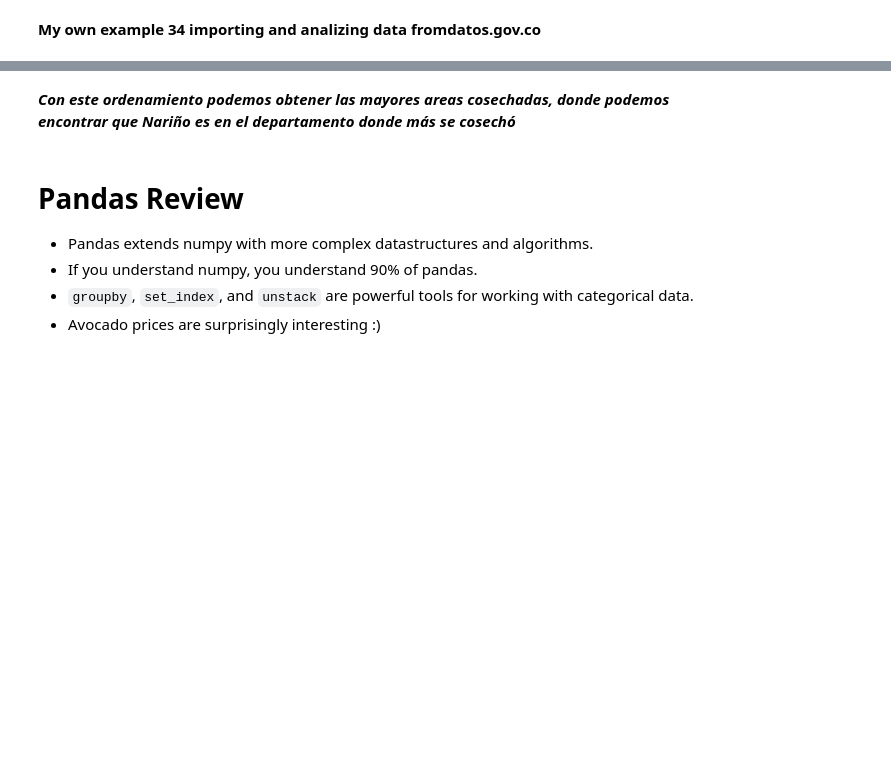
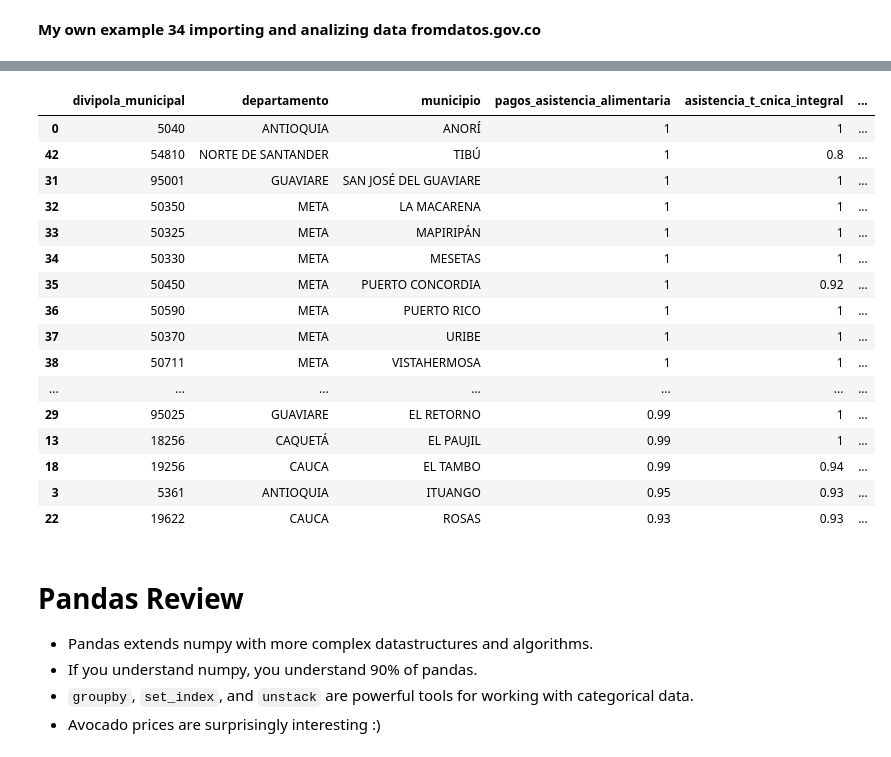
Before and after one commit to mpolancob/AlgorithmsUN2022II, a Jupyter notebook: Lab2/mpolancob_Lab2.ipynb, the cells around one changed output, grey strips where cells are left out. Cells and saved outputs as stored; diff of their text form; code cells hidden in the pictures; blank space fills up the shorter version.

```diff
--- a/Lab2/mpolancob_Lab2.ipynb
+++ b/Lab2/mpolancob_Lab2.ipynb
@@ -1784,4 +1804,20 @@ NameError: ignored
 # %%
-info.sort_values(by='Área Cosechada\n(ha)', ascending=False)
+info.sort_values(by='pagos_asistencia_alimentaria', ascending=False)
+# %% [output]
+|  | divipola_municipal | departamento | municipio | pagos_asistencia_alimentaria | asistencia_t_cnica_integral | ... |
+| 0 | 5040 | ANTIOQUIA | ANORÍ | 1 | 1 | ... |
+| 42 | 54810 | NORTE DE SANTANDER | TIBÚ | 1 | 0.8 | ... |
+| 31 | 95001 | GUAVIARE | SAN JOSÉ DEL GUAVIARE | 1 | 1 | ... |
+| 32 | 50350 | META | LA MACARENA | 1 | 1 | ... |
+| 33 | 50325 | META | MAPIRIPÁN | 1 | 1 | ... |
+| 34 | 50330 | META | MESETAS | 1 | 1 | ... |
+| 35 | 50450 | META | PUERTO CONCORDIA | 1 | 0.92 | ... |
+| 36 | 50590 | META | PUERTO RICO | 1 | 1 | ... |
+| 37 | 50370 | META | URIBE | 1 | 1 | ... |
+| 38 | 50711 | META | VISTAHERMOSA | 1 | 1 | ... |
+| ... | ... | ... | ... | ... | ... | ... |
+| 29 | 95025 | GUAVIARE | EL RETORNO | 0.99 | 1 | ... |
+| 13 | 18256 | CAQUETÁ | EL PAUJIL | 0.99 | 1 | ... |
+| 18 | 19256 | CAUCA | EL TAMBO | 0.99 | 0.94 | ... |
+| 3 | 5361 | ANTIOQUIA | ITUANGO | 0.95 | 0.93 | ... |
+| 22 | 19622 | CAUCA | ROSAS | 0.93 | 0.93 | ... |
-# %% [markdown]
-***Con este ordenamiento podemos obtener las mayores areas cosechadas, donde podemos encontrar que Nariño es en el departamento donde más se cosechó***
```
Also changed, not shown: parts of 9 cells of this notebook.
